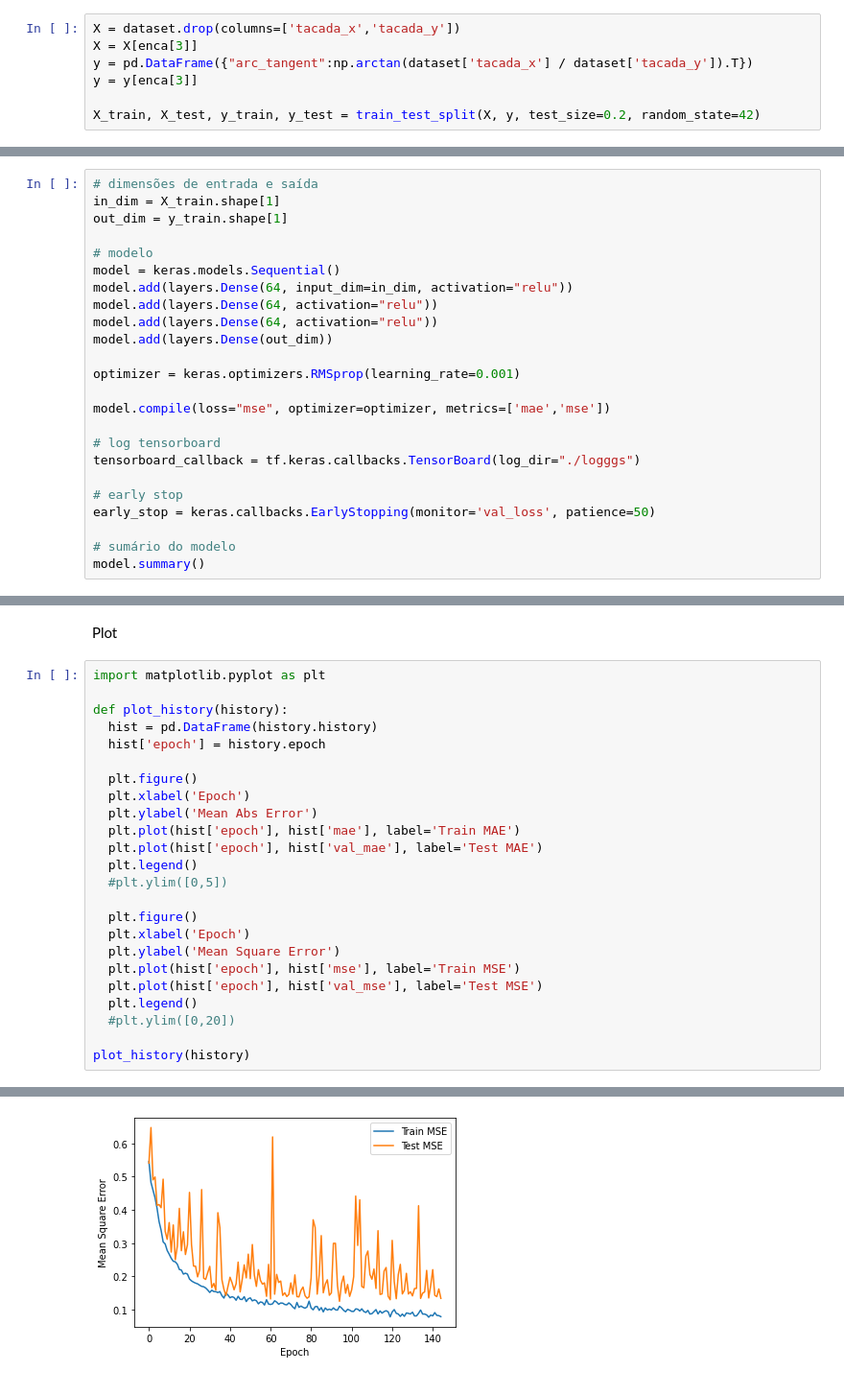
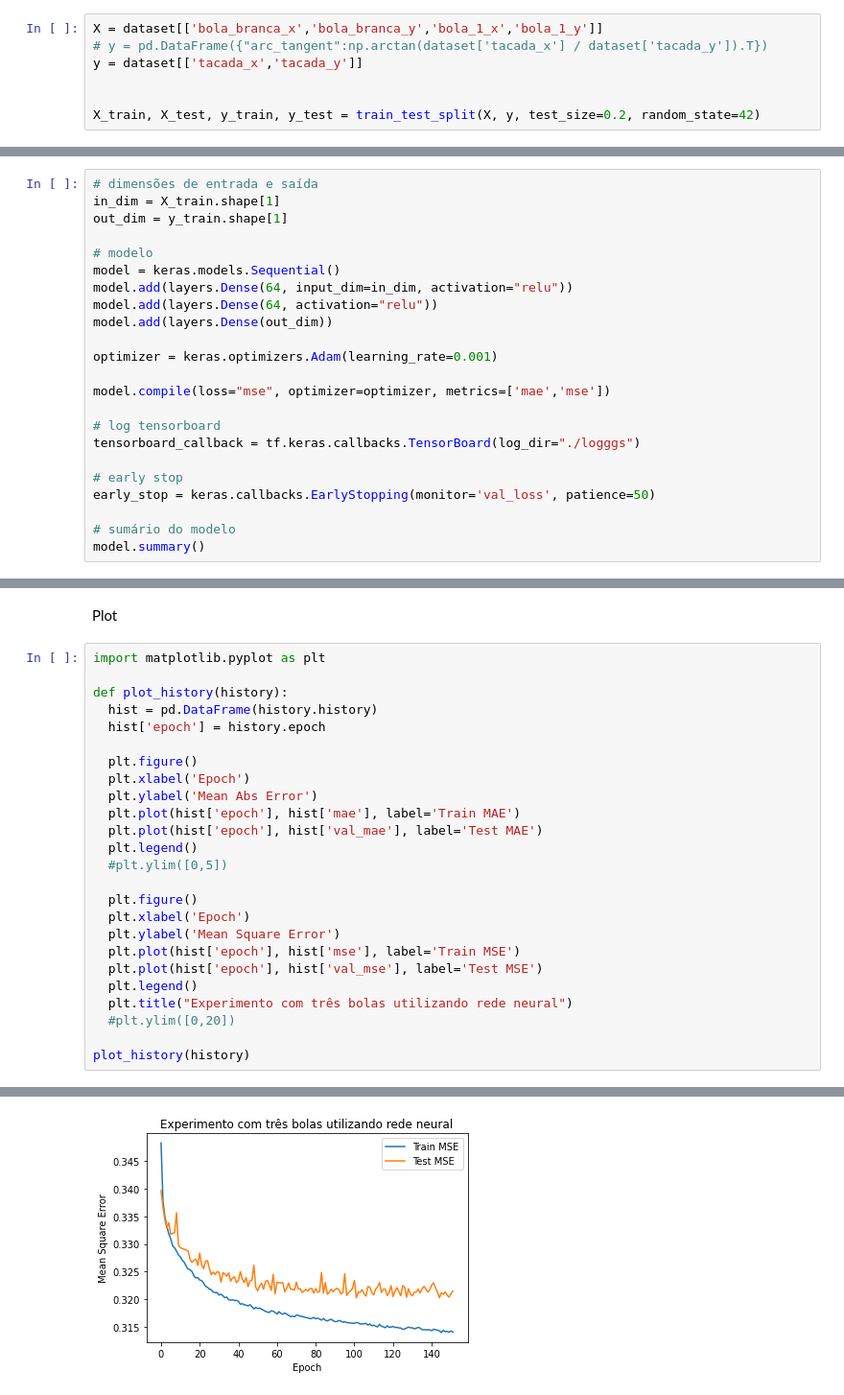
Before and after one commit to victordsrocha/Aprendizagem-de-Maquina-2021.1, a Jupyter notebook: ML_Trabalho_Final_Rede_Neural_3_bolas.ipynb, the cells around one changed output, grey strips where cells are left out. Shown at 96% size. Cells and saved outputs as stored; diff of their text form.

```diff
--- a/ML_Trabalho_Final_Rede_Neural_3_bolas.ipynb
+++ b/ML_Trabalho_Final_Rede_Neural_3_bolas.ipynb
@@ -59,10 +52,10 @@ enca = np.array([((data[:,13]==.01) * (data[:,14]==.01)),
 # %% [markdown]
 Split the data into train and test
 # %%
-X = dataset.drop(columns=['tacada_x','tacada_y'])
-X = X[enca[3]]
-y = pd.DataFrame({"arc_tangent":np.arctan(dataset['tacada_x'] / dataset['tacada_y']).T})
-y = y[enca[3]]
+X = dataset[['bola_branca_x','bola_branca_y','bola_1_x','bola_1_y']]
+# y = pd.DataFrame({"arc_tangent":np.arctan(dataset['tacada_x'] / dataset['tacada_y']).T})
+y = dataset[['tacada_x','tacada_y']]
+
 
 X_train, X_test, y_train, y_test = train_test_split(X, y, test_size=0.2, random_state=42)
 # %% [markdown]
@@ -136,10 +123,9 @@ out_dim = y_train.shape[1]
 model = keras.models.Sequential()
 model.add(layers.Dense(64, input_dim=in_dim, activation="relu"))
 model.add(layers.Dense(64, activation="relu"))
-model.add(layers.Dense(64, activation="relu"))
 model.add(layers.Dense(out_dim))
 
-optimizer = keras.optimizers.RMSprop(learning_rate=0.001)
+optimizer = keras.optimizers.Adam(learning_rate=0.001)
 
 model.compile(loss="mse", optimizer=optimizer, metrics=['mae','mse'])
 
@@ -223,6 +207,7 @@ def plot_history(history):
   plt.plot(hist['epoch'], hist['mse'], label='Train MSE')
   plt.plot(hist['epoch'], hist['val_mse'], label='Test MSE')
   plt.legend()
+  plt.title("Experimento com três bolas utilizando rede neural")
   #plt.ylim([0,20])
 
 plot_history(history)
@@ -231 +216 @@ plot_history(history)
-[figure, old version]
+[figure, new version]
```
Also changed, not shown: parts of 9 cells of this notebook.
